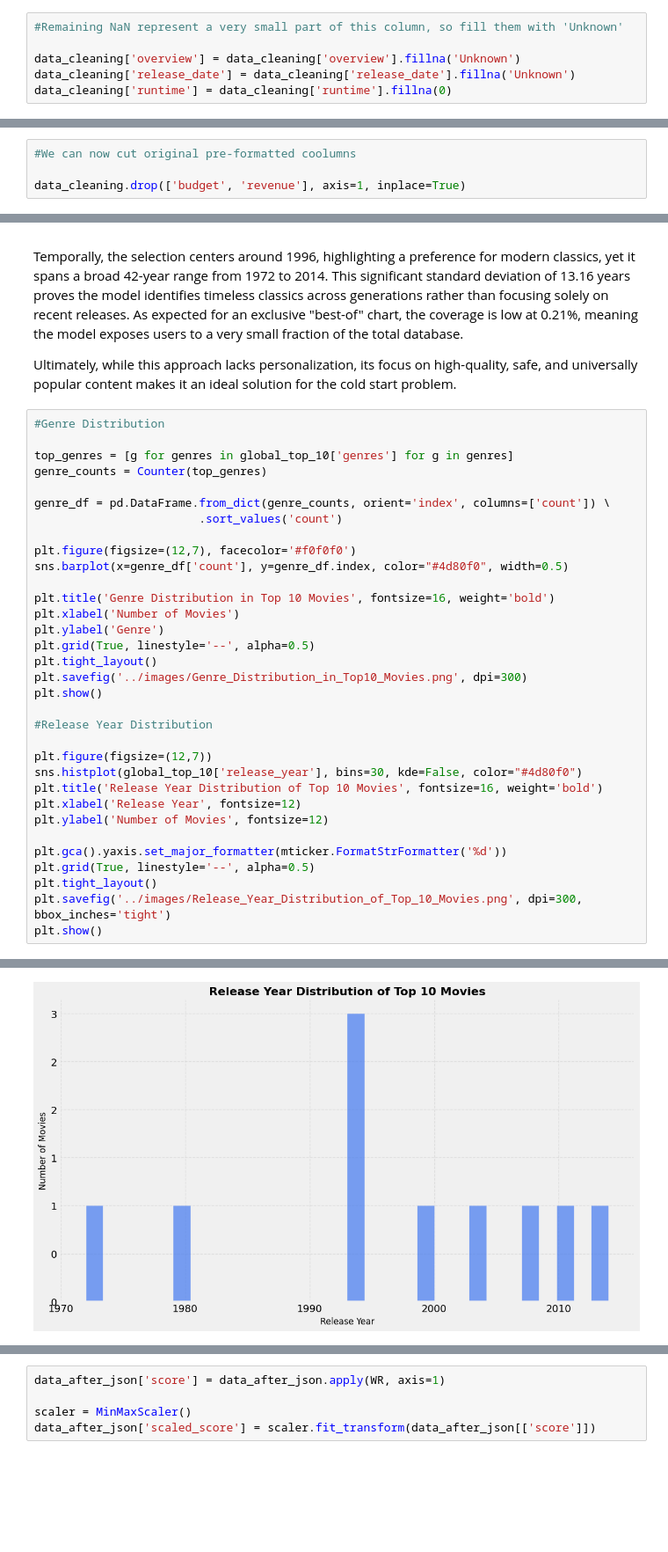
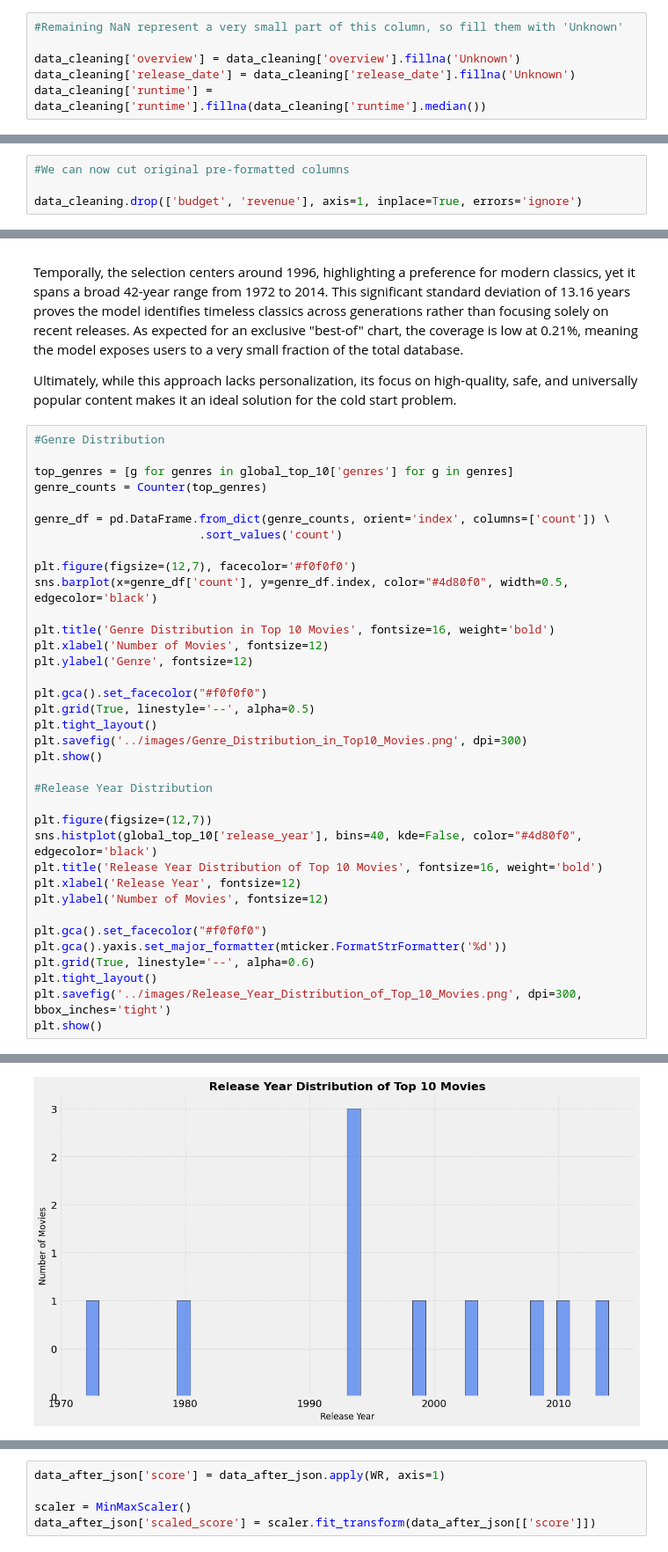
Before and after one commit to Przemsonn05/Content-Based-Recommendation-System-for-movies, a Jupyter notebook: notebooks/Recommendation_System.ipynb, the cells around one changed output, grey strips where cells are left out. Shown at 88% size. Drawn from its saved outputs; the diff is of its cells as text; blank space fills up the shorter version.

```diff
--- a/notebooks/Recommendation_System.ipynb
+++ b/notebooks/Recommendation_System.ipynb
@@ -158,7 +158,7 @@ data_cleaning['tagline'] = data_cleaning['tagline'].fillna('')
 
 data_cleaning['overview'] = data_cleaning['overview'].fillna('Unknown')
 data_cleaning['release_date'] = data_cleaning['release_date'].fillna('Unknown')
-data_cleaning['runtime'] = data_cleaning['runtime'].fillna(0)
+data_cleaning['runtime'] = data_cleaning['runtime'].fillna(data_cleaning['runtime'].median())
 # %%
 #Check if title_x and title_y are indentical
 #if so, we will delete them and leave only original_title
@@ -175,8 +175,8 @@ data_cleaning['budget_formatted'] = data_cleaning['budget'].apply(lambda x: f"{x
 
 data_cleaning['revenue_formatted'] = data_cleaning['revenue'].apply(lambda x: f"{x:,}")
 # %%
-#We can now cut original pre-formatted coolumns
+#We can now cut original pre-formatted columns
 
-data_cleaning.drop(['budget', 'revenue'], axis=1, inplace=True)
+data_cleaning.drop(['budget', 'revenue'], axis=1, inplace=True, errors='ignore')
 # %%
 #Extract year form release_date column. Movie release year may be useful in further research
@@ -889,11 +890,13 @@ genre_df = pd.DataFrame.from_dict(genre_counts, orient='index', columns=['count'
                         .sort_values('count')
 
 plt.figure(figsize=(12,7), facecolor='#f0f0f0')
-sns.barplot(x=genre_df['count'], y=genre_df.index, color="#4d80f0", width=0.5)
+sns.barplot(x=genre_df['count'], y=genre_df.index, color="#4d80f0", width=0.5, edgecolor='black')
 
 plt.title('Genre Distribution in Top 10 Movies', fontsize=16, weight='bold')
-plt.xlabel('Number of Movies')
-plt.ylabel('Genre')
+plt.xlabel('Number of Movies', fontsize=12)
+plt.ylabel('Genre', fontsize=12)
+
+plt.gca().set_facecolor("#f0f0f0")
 plt.grid(True, linestyle='--', alpha=0.5)
 plt.tight_layout()
 plt.savefig('../images/Genre_Distribution_in_Top10_Movies.png', dpi=300)
@@ -902,13 +905,14 @@ plt.show()
 #Release Year Distribution
 
 plt.figure(figsize=(12,7))
-sns.histplot(global_top_10['release_year'], bins=30, kde=False, color="#4d80f0")
+sns.histplot(global_top_10['release_year'], bins=40, kde=False, color="#4d80f0", edgecolor='black')
 plt.title('Release Year Distribution of Top 10 Movies', fontsize=16, weight='bold')
 plt.xlabel('Release Year', fontsize=12)
 plt.ylabel('Number of Movies', fontsize=12)
 
+plt.gca().set_facecolor("#f0f0f0")
 plt.gca().yaxis.set_major_formatter(mticker.FormatStrFormatter('%d'))
-plt.grid(True, linestyle='--', alpha=0.5)
+plt.grid(True, linestyle='--', alpha=0.6)
 plt.tight_layout()
 plt.savefig('../images/Release_Year_Distribution_of_Top_10_Movies.png', dpi=300, bbox_inches='tight')
 plt.show()
@@ -917,4 +921,4 @@ plt.show()
-[figure, old version]
+[figure, new version]
 # %% [markdown]
 #### **Genre Distribution – Top 10 Movies**:
 
```
Also changed, not shown: parts of 34 cells of this notebook, 17 other files.
